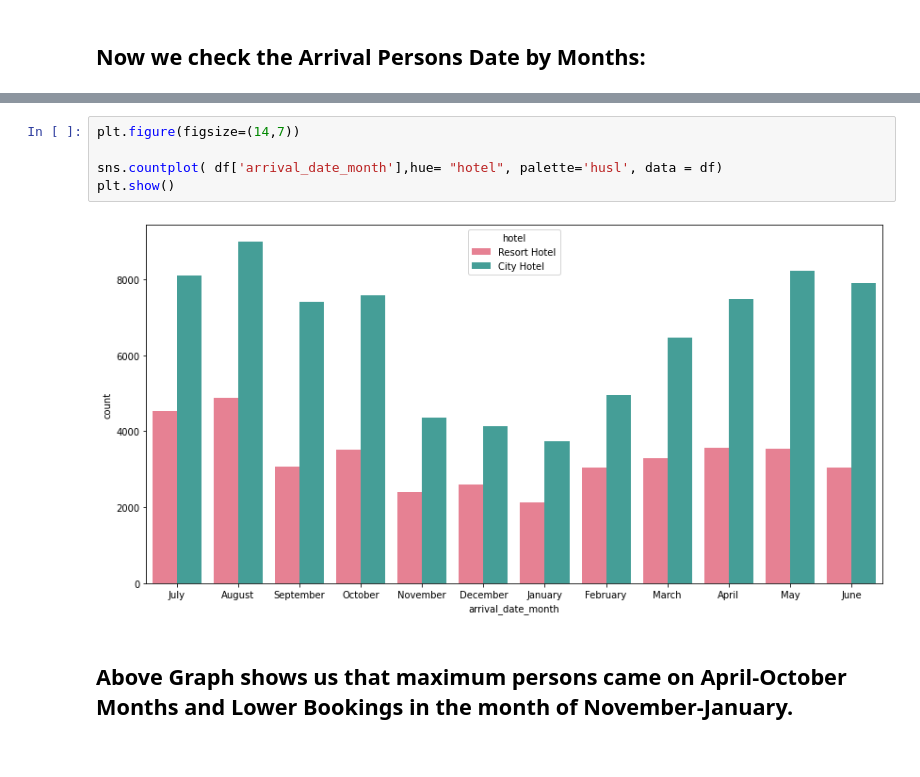
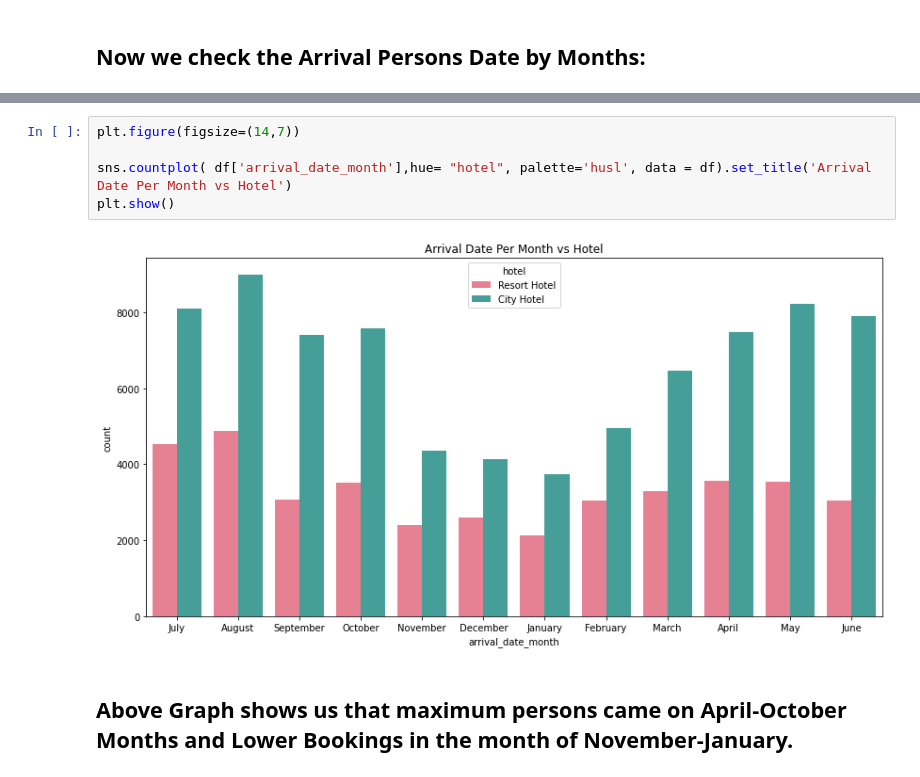
Before and after one commit to datascience-vivek/EDA-Capstone-Project-on-Hotel-Bookings, a Jupyter notebook: EDA_Capstone_Project_on_Hotel_Bookings.ipynb, the cells around one changed output, grey strips where cells are left out. Cells and saved outputs as stored; diff of their text form.

```diff
--- a/EDA_Capstone_Project_on_Hotel_Bookings.ipynb
+++ b/EDA_Capstone_Project_on_Hotel_Bookings.ipynb
@@ -347,10 +352,10 @@ df.groupby(['hotel', 'arrival_date_month']).size().unstack(fill_value=0)
 # %%
 plt.figure(figsize=(14,7))
 
-sns.countplot( df['arrival_date_month'],hue= "hotel", palette='husl', data = df)
+sns.countplot( df['arrival_date_month'],hue= "hotel", palette='husl', data = df).set_title('Arrival Date Per Month vs Hotel')
 plt.show()
 # %% [output]
-[figure, old version]
+[figure, new version]
 # %% [markdown]
 ## Above Graph shows us that maximum persons came on April-October Months and Lower Bookings in the month of November-January.
 # %% [markdown]
```
Also changed, not shown: parts of 9 cells of this notebook.
